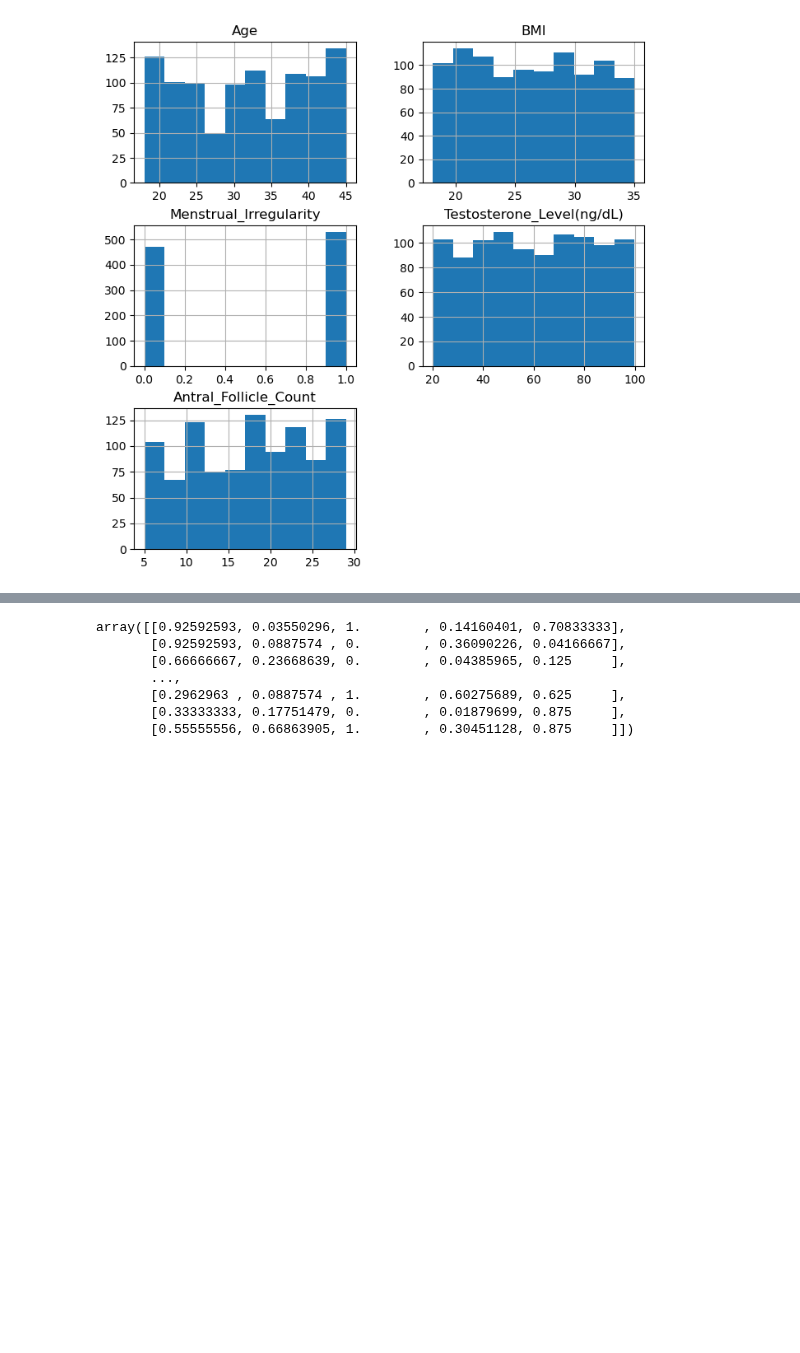
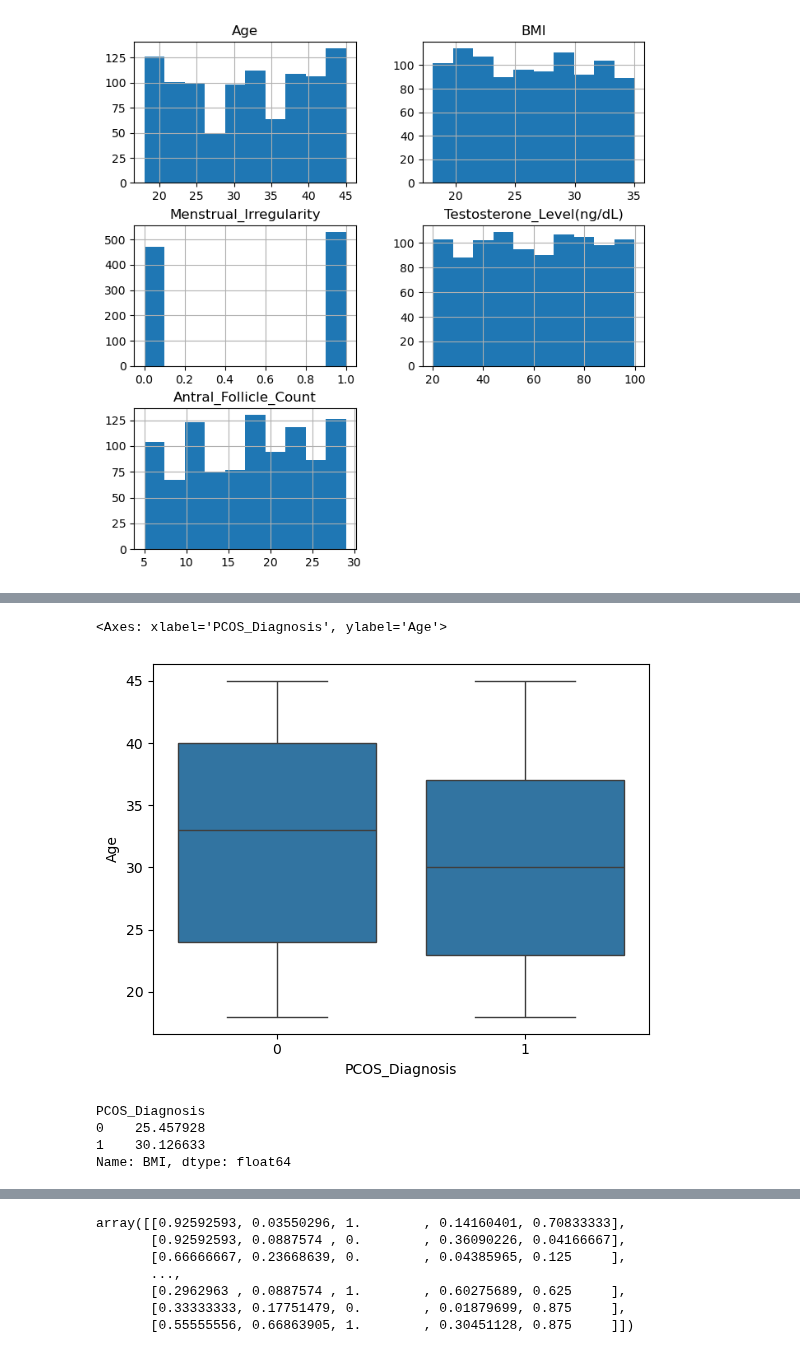
Before and after one commit to Parmida79/baldr, a Jupyter notebook: data/has_pcos_predictor.ipynb, the cells around one changed output, grey strips where cells are left out. Cells and saved outputs as stored; diff of their text form; code cells hidden in the pictures; blank space fills up the shorter version.

```diff
--- a/data/has_pcos_predictor.ipynb
+++ b/data/has_pcos_predictor.ipynb
@@ -82,0 +129,14 @@ array([[<Axes: title={'center': 'Age'}>, <Axes: title={'center': 'BMI'}>],
+# %%
+sns.boxplot(x='PCOS_Diagnosis', y='Age', data=pcos_dataset)
+# %% [output]
+<Axes: xlabel='PCOS_Diagnosis', ylabel='Age'>
+[figure, added]
+# %%
+# bmi_mean = pcos_dataset['BMI'].mean()
+bmi_mean = pcos_dataset.groupby('PCOS_Diagnosis')['BMI'].mean()
+bmi_mean
+# %% [output]
+PCOS_Diagnosis
+0    25.457928
+1    30.126633
+Name: BMI, dtype: float64
```
Also changed, not shown: parts of 19 cells of this notebook.
